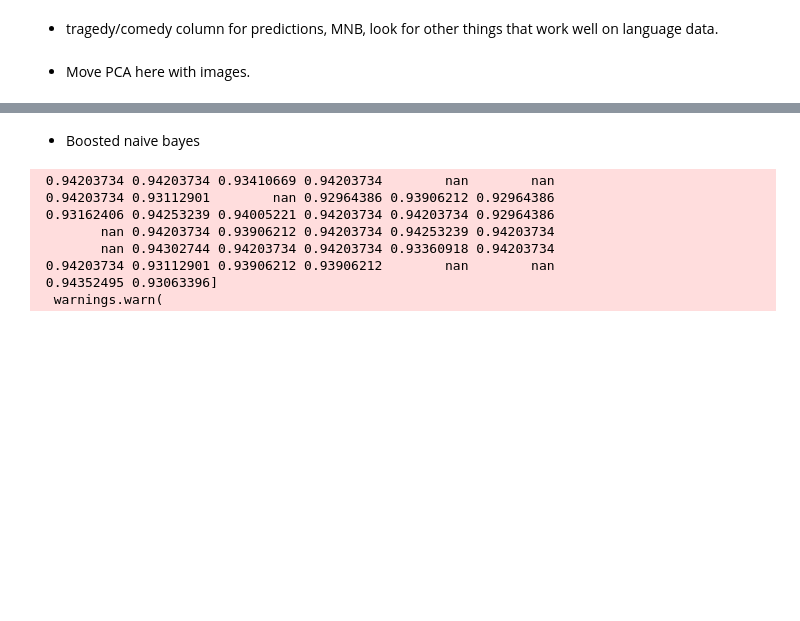
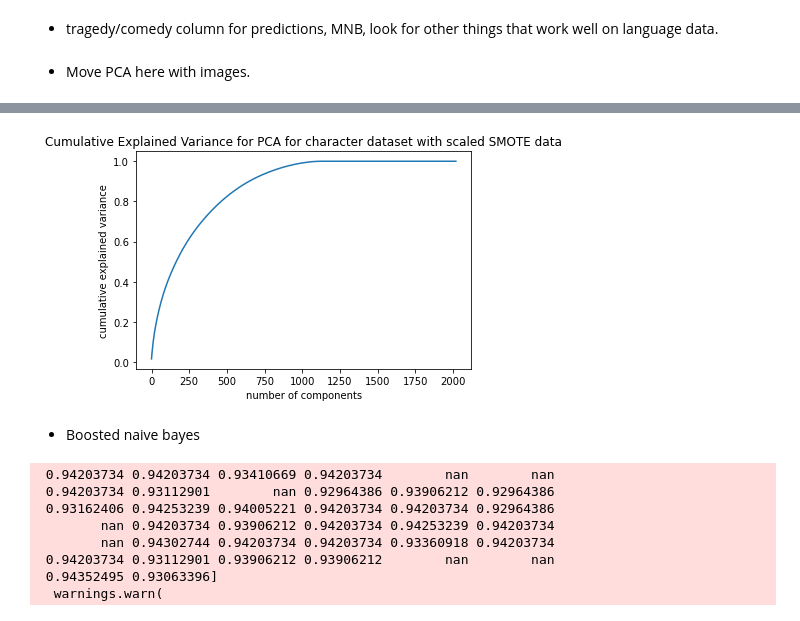
Before and after one commit to Avanyali/Shakespeare_Deaths, a Jupyter notebook: notebooks/ShakespeareanDeaths_Step5_Modeling.ipynb, the cells around one changed output, grey strips where cells are left out. Saved outputs shown, nothing was run; the diff lists cells and outputs as text; code cells hidden in the pictures; blank space fills up the shorter version.

```diff
--- a/notebooks/ShakespeareanDeaths_Step5_Modeling.ipynb
+++ b/notebooks/ShakespeareanDeaths_Step5_Modeling.ipynb
@@ -104,0 +114,12 @@ char_Xsm_train, char_ysm_train = smt.fit_resample(char_X_train, char_y_train)
+# %%
+pca_sm = PCA(random_state=42)
+char_Zsms_train = pca_sm.fit_transform(char_Xsms_train)
+# %%
+explained_variance = pca_sm.explained_variance_ratio_
+plt.plot(np.cumsum(explained_variance))
+plt.xlabel('number of components')
+plt.ylabel('cumulative explained variance')
+plt.title('Cumulative Explained Variance for PCA for character dataset with scaled SMOTE data')
+plt.show()
+# %% [output]
+[figure, added]
```
Also changed, not shown: parts of 39 cells of this notebook, 3 other files.
